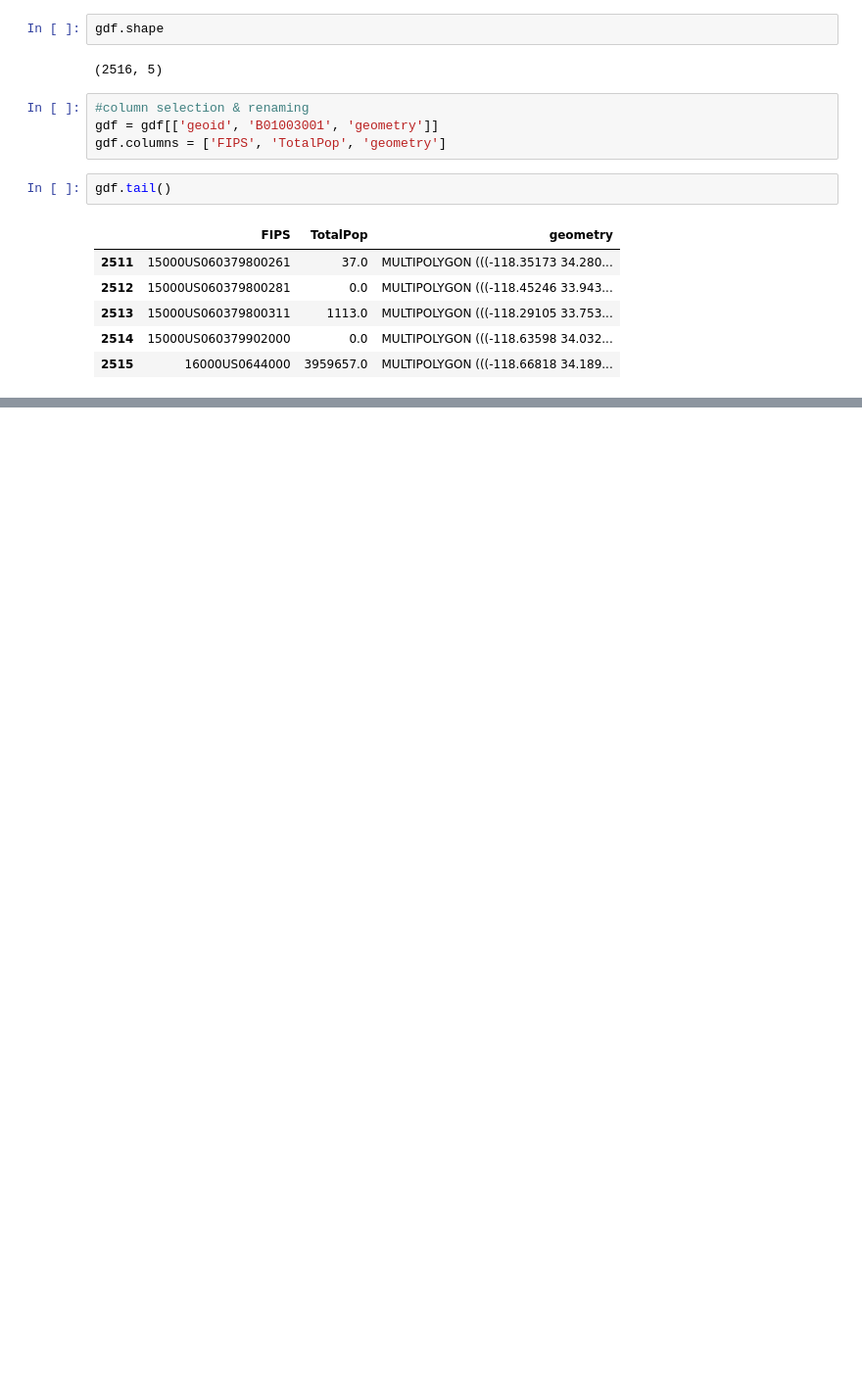
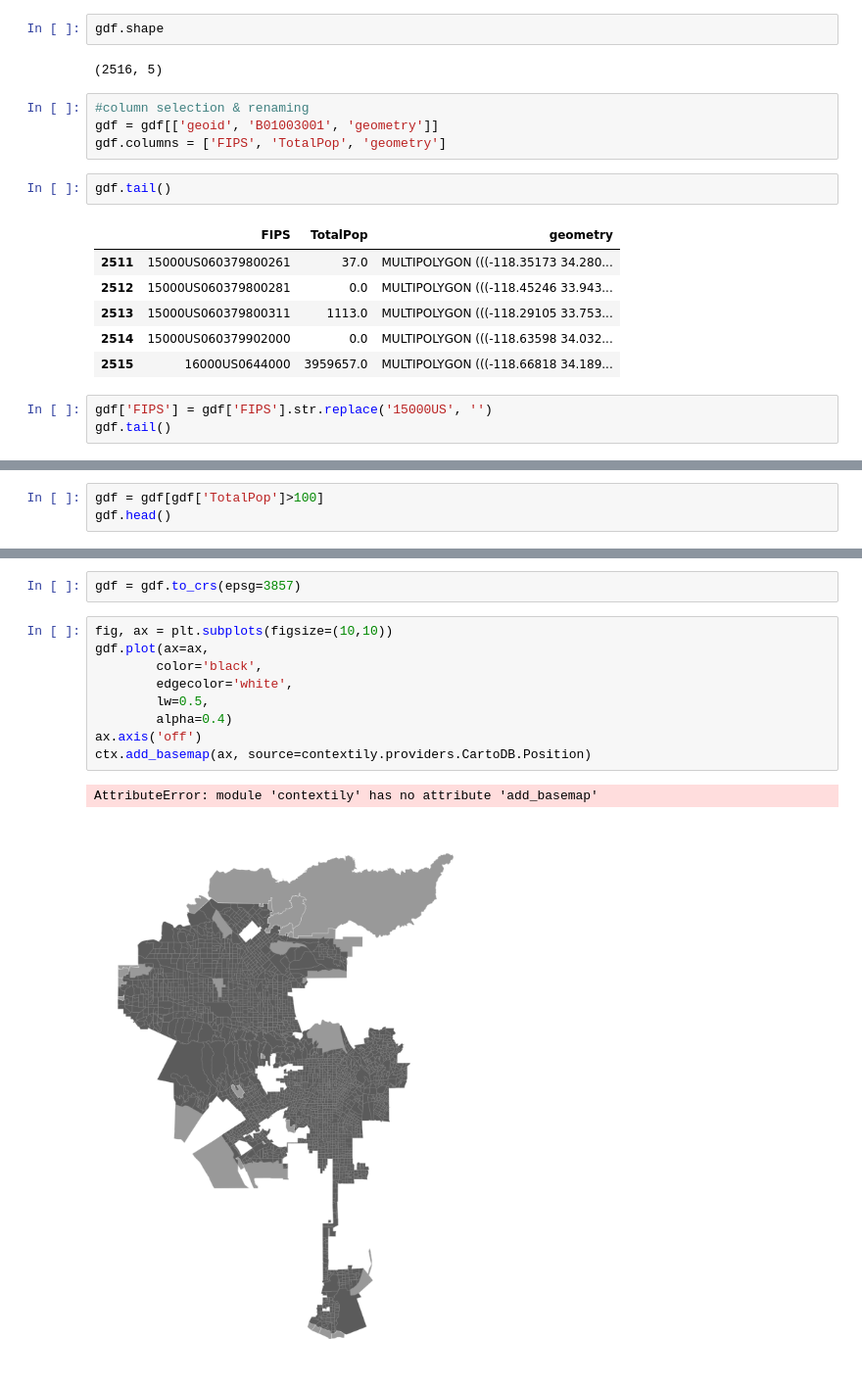
Before and after one commit to babakbadakhshan/Los-Angeles-arrest, a Jupyter notebook: SpatialAutocorrelation.ipynb, the cells around one changed output, grey strips where cells are left out. Shown: that part at 98% size. Cells and saved outputs as stored; diff of their text form; blank space fills up the shorter version.

```diff
--- a/SpatialAutocorrelation.ipynb
+++ b/SpatialAutocorrelation.ipynb
@@ -42,3 +42,6 @@ gdf.tail()
 | 2513 | 15000US060379800311 | 1113.0 | MULTIPOLYGON (((-118.29105 33.753... |
 | 2514 | 15000US060379902000 | 0.0 | MULTIPOLYGON (((-118.63598 34.032... |
 | 2515 | 16000US0644000 | 3959657.0 | MULTIPOLYGON (((-118.66818 34.189... |
+# %%
+gdf['FIPS'] = gdf['FIPS'].str.replace('15000US', '')
+gdf.tail()
@@ -44,0 +64,3 @@ gdf.tail()
+# %%
+gdf = gdf[gdf['TotalPop']>100]
+gdf.head()
@@ -44,0 +74,14 @@ gdf.tail()
+# %%
+gdf = gdf.to_crs(epsg=3857)
+# %%
+fig, ax = plt.subplots(figsize=(10,10))
+gdf.plot(ax=ax,
+        color='black',
+        edgecolor='white',
+        lw=0.5,
+        alpha=0.4)
+ax.axis('off')
+ctx.add_basemap(ax, source=contextily.providers.CartoDB.Position)
+# %% [output]
+AttributeError: module 'contextily' has no attribute 'add_basemap'
+[figure, added]
```
Also changed, not shown: parts of 4 cells of this notebook.
